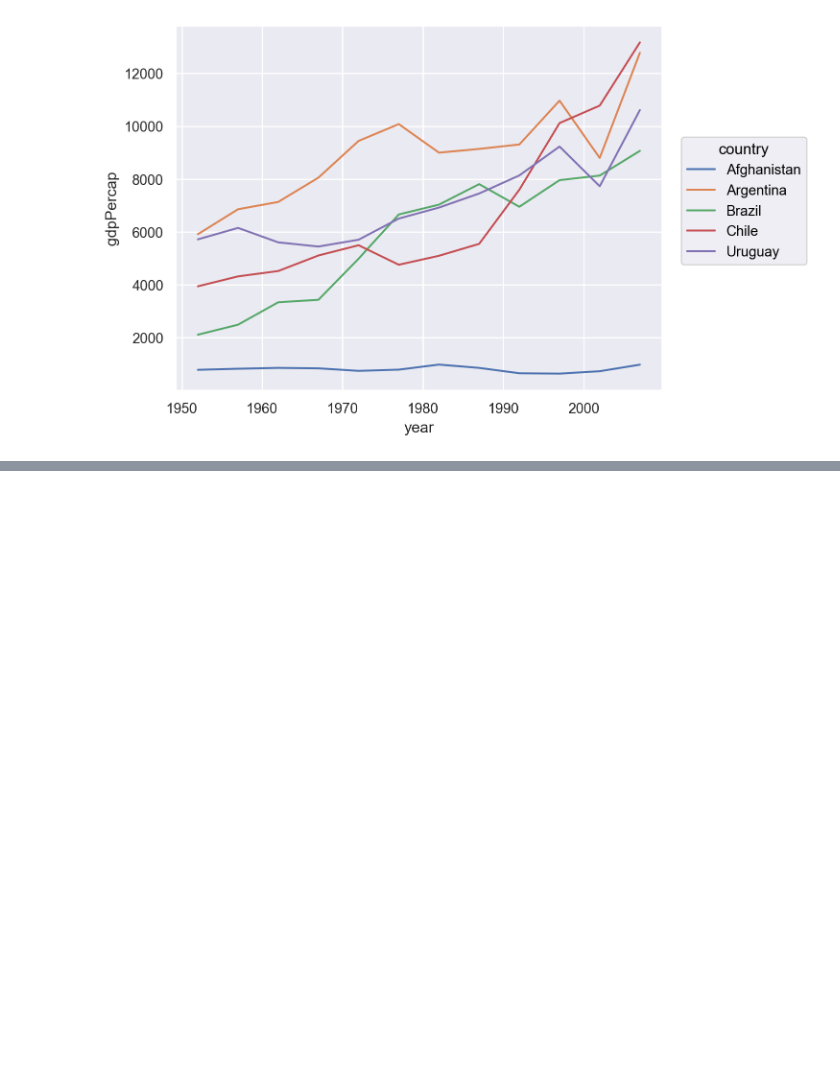
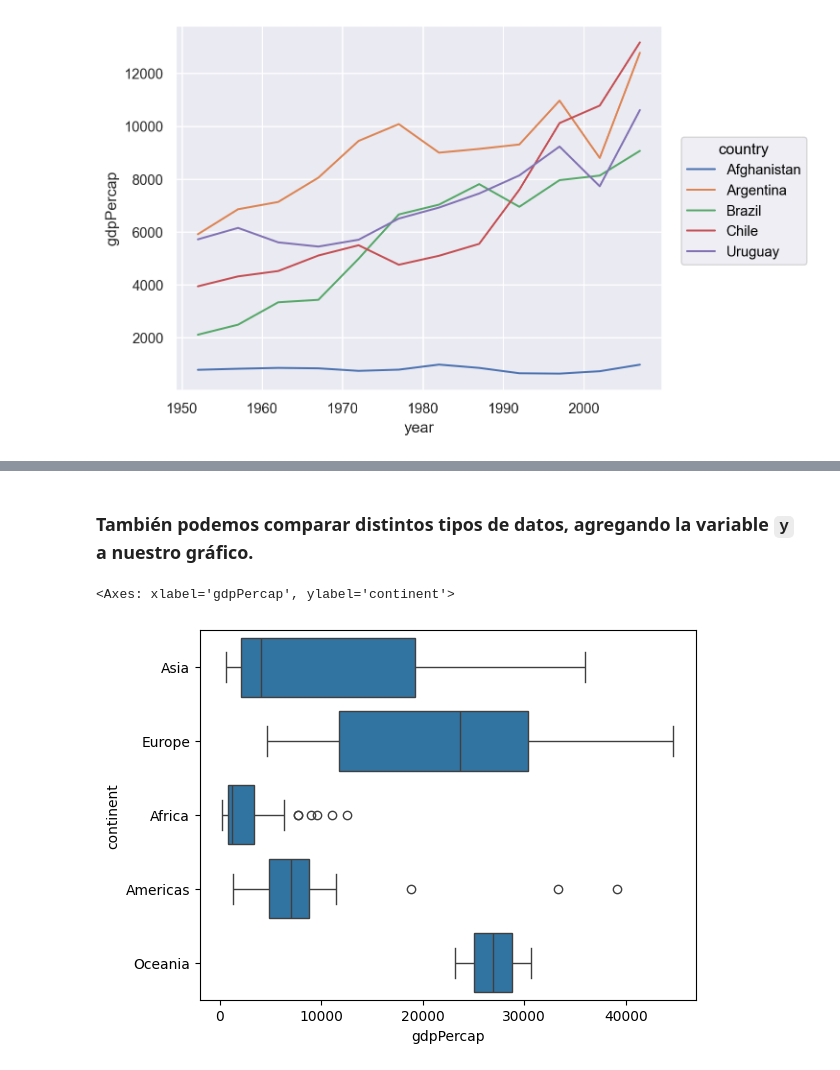
Before and after one commit to santiago-paz/ejercicios-laboratorio-datos-uba, a Jupyter notebook: Práctica-Parcial/apuntes-parcial.ipynb, the cells around one changed output, grey strips where cells are left out. Saved outputs shown, nothing was run; the diff lists cells and outputs as text; code cells hidden in the pictures; blank space fills up the shorter version.

```diff
--- a/Práctica-Parcial/apuntes-parcial.ipynb
+++ b/Práctica-Parcial/apuntes-parcial.ipynb
@@ -36,0 +78,8 @@ countries_interes = ["Argentina", "Brazil", "Chile", "Uruguay", "Afghanistan"]
+# %% [markdown]
+### También podemos comparar distintos tipos de datos, agregando la variable `y` a nuestro gráfico.
+# %%
+# Esto representa el gdpPercap por cada continente en el año 2002
+sns.boxplot(gapminder[gapminder.year==2002], x="gdpPercap", y="continent")
+# %% [output]
+<Axes: xlabel='gdpPercap', ylabel='continent'>
+[figure, added]
```
Also changed, not shown: parts of 25 cells of this notebook.
